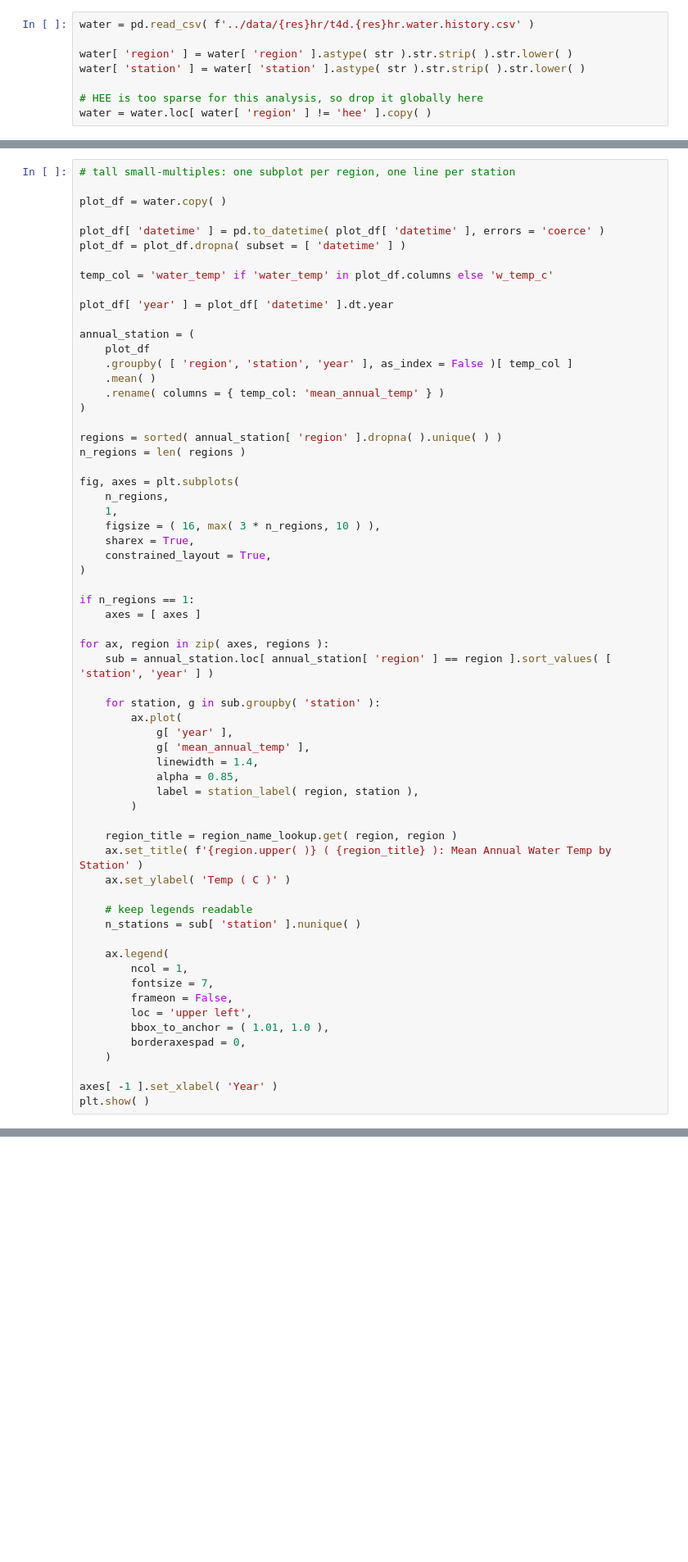
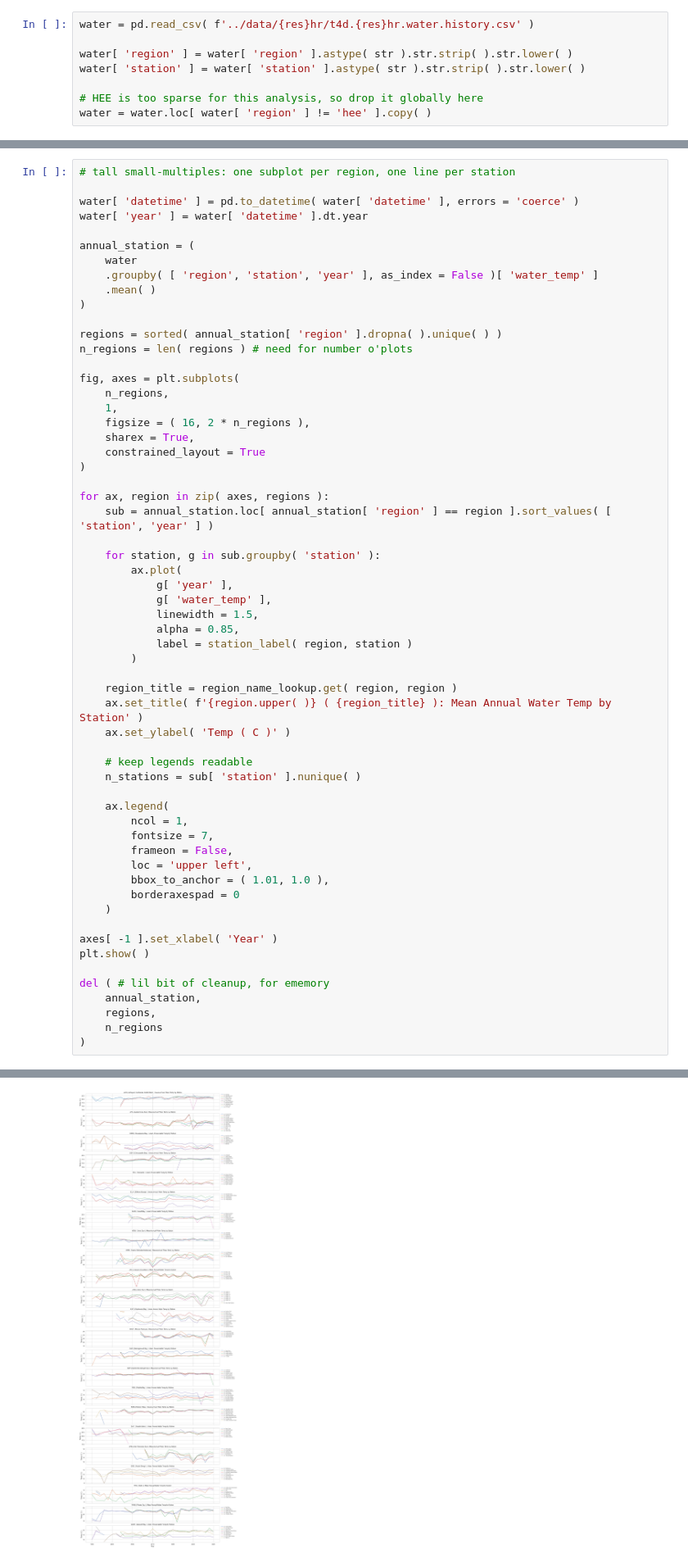
Before and after one commit to jeturcotte/estuaries, a Jupyter notebook: code/t4d.full.project.ipynb, the cells around one changed output, grey strips where cells are left out. Shown at 82% size. Saved outputs shown, nothing was run; the diff lists cells and outputs as text; blank space fills up the shorter version.

```diff
--- a/code/t4d.full.project.ipynb
+++ b/code/t4d.full.project.ipynb
@@ -391,35 +506,25 @@ eligible_stations_display
 # %%
 # tall small-multiples: one subplot per region, one line per station
 
-plot_df = water.copy( )
-
-plot_df[ 'datetime' ] = pd.to_datetime( plot_df[ 'datetime' ], errors = 'coerce' )
-plot_df = plot_df.dropna( subset = [ 'datetime' ] )
-
-temp_col = 'water_temp' if 'water_temp' in plot_df.columns else 'w_temp_c'
-
-plot_df[ 'year' ] = plot_df[ 'datetime' ].dt.year
+water[ 'datetime' ] = pd.to_datetime( water[ 'datetime' ], errors = 'coerce' )
+water[ 'year' ] = water[ 'datetime' ].dt.year
 
 annual_station = (
-    plot_df
-    .groupby( [ 'region', 'station', 'year' ], as_index = False )[ temp_col ]
+    water
+    .groupby( [ 'region', 'station', 'year' ], as_index = False )[ 'water_temp' ]
     .mean( )
-    .rename( columns = { temp_col: 'mean_annual_temp' } )
 )
 
 regions = sorted( annual_station[ 'region' ].dropna( ).unique( ) )
-n_regions = len( regions )
+n_regions = len( regions ) # need for number o'plots
 
 fig, axes = plt.subplots(
     n_regions,
     1,
-    figsize = ( 16, max( 3 * n_regions, 10 ) ),
+    figsize = ( 16, 2 * n_regions ),
     sharex = True,
-    constrained_layout = True,
+    constrained_layout = True
 )
-
-if n_regions == 1:
-    axes = [ axes ]
 
 for ax, region in zip( axes, regions ):
     sub = annual_station.loc[ annual_station[ 'region' ] == region ].sort_values( [ 'station', 'year' ] )
@@ -427,10 +532,10 @@ for ax, region in zip( axes, regions ):
     for station, g in sub.groupby( 'station' ):
         ax.plot(
             g[ 'year' ],
-            g[ 'mean_annual_temp' ],
-            linewidth = 1.4,
+            g[ 'water_temp' ],
+            linewidth = 1.5,
             alpha = 0.85,
-            label = station_label( region, station ),
+            label = station_label( region, station )
         )
 
     region_title = region_name_lookup.get( region, region )
@@ -446,8 +551,15 @@ for ax, region in zip( axes, regions ):
         frameon = False,
         loc = 'upper left',
         bbox_to_anchor = ( 1.01, 1.0 ),
-        borderaxespad = 0,
+        borderaxespad = 0
     )
 
 axes[ -1 ].set_xlabel( 'Year' )
 plt.show( )
+
+del ( # lil bit of cleanup, for ememory
+    annual_station,
+    regions,
+    n_regions
+)
+# %% [output]
@@ -454,3 +583,4 @@ plt.show( )
+[figure, added]
 # %% [markdown]
 ### 1.2 - Domain-Driven KMeans (Temperature, Salinity, Oxygen, Depth)
 
```
Also changed, not shown: parts of 49 cells of this notebook.
